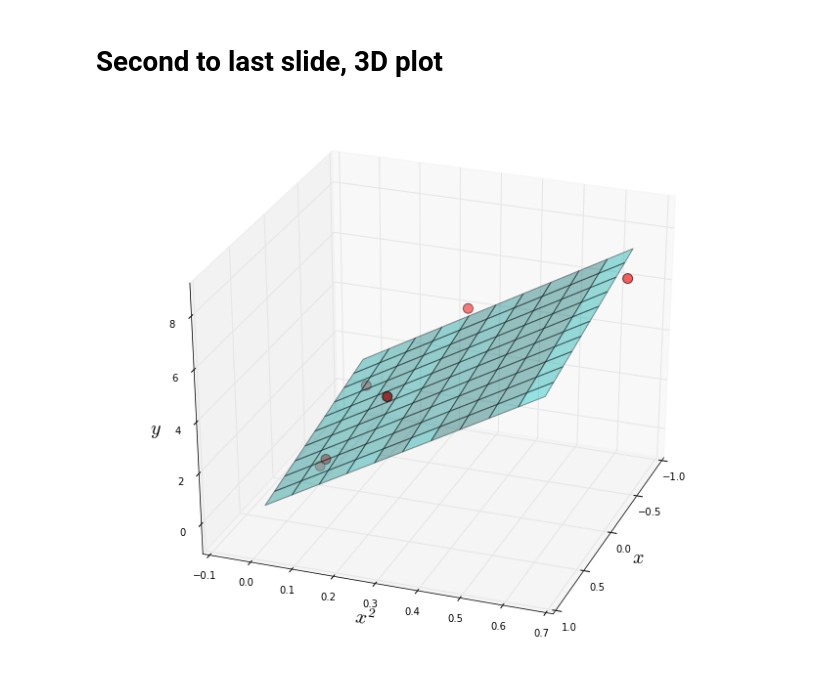
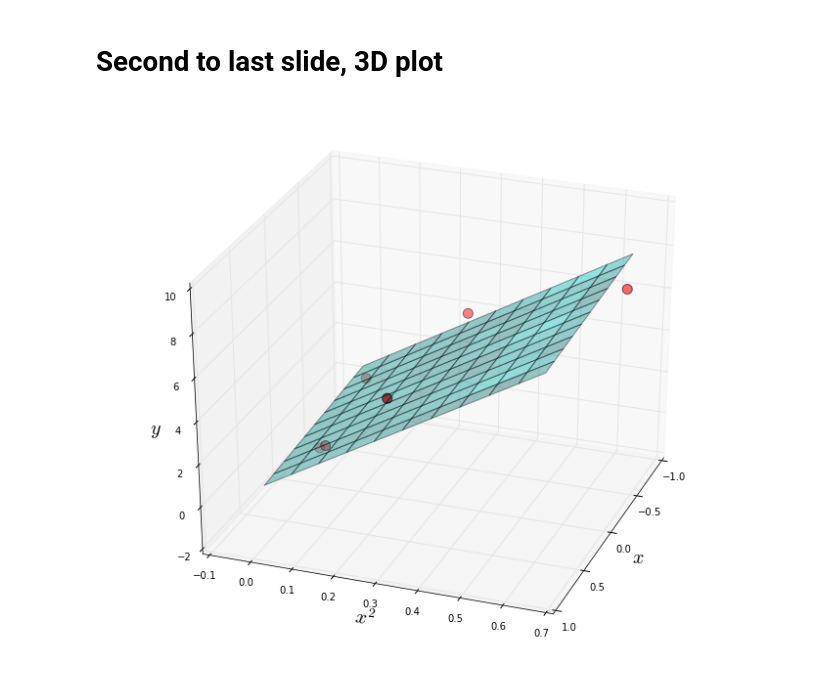
Before and after one commit to Fomyther/ADS_2016, a Jupyter notebook: Lab/Slide2Plots.ipynb, the cells around one changed output. Saved outputs shown, nothing was run; the diff lists cells and outputs as text; code cells hidden in the pictures.

```diff
--- a/Lab/Slide2Plots.ipynb
+++ b/Lab/Slide2Plots.ipynb
@@ -82,20 +80,20 @@ for M in range(1,6):
 # %%
 fig = plt.figure(figsize = (12,10))  # Create a plot with customized figure size (width, height)
 ax = fig.gca(projection='3d')  # Extract the axis for further operations
 ax.scatter(data3.x1, data3.x2, data3.y, s = 100,  c = 'r')
 # Scatter plot, "c" stands for color, and "s" determines the marker size
 
 # Generate coordinates for hyperplane
 x1, x2 = np.meshgrid(np.linspace(-0.8,0.75,100), np.linspace(-0.01,0.65,100))
-fit_y = 1 - 1 * x1 + 9 * x2
+fit_y = Params[1][0] - Params[1][1] * x1 + Params[1][2] * x2
 
 # alpha (between 0 and 1) controls the transparency with 0 being totally transparent
 ax.plot_surface(x1, x2, fit_y, color='c', alpha = 0.4)
 # Set labels and fontsize
 ax.set_xlabel('$x$', fontsize = 20)
 ax.set_ylabel('$x^2$', fontsize = 20)
 ax.set_zlabel('$y$', fontsize = 20)
 
 ax.view_init(azim = 20)   # Controls the viewing angle
 # %% [output]
-[figure, old version]
+[figure, new version]
```
Also changed, not shown: parts of 1 cell of this notebook.
